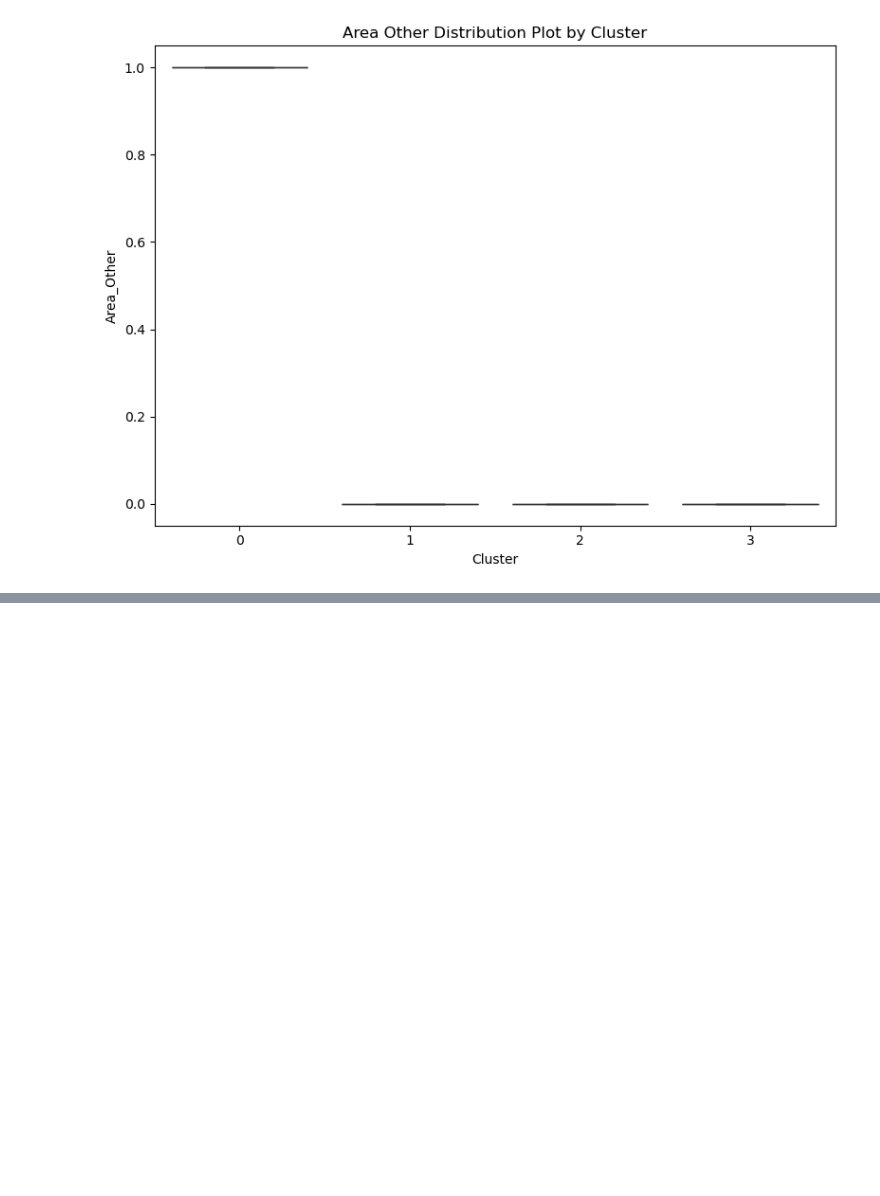
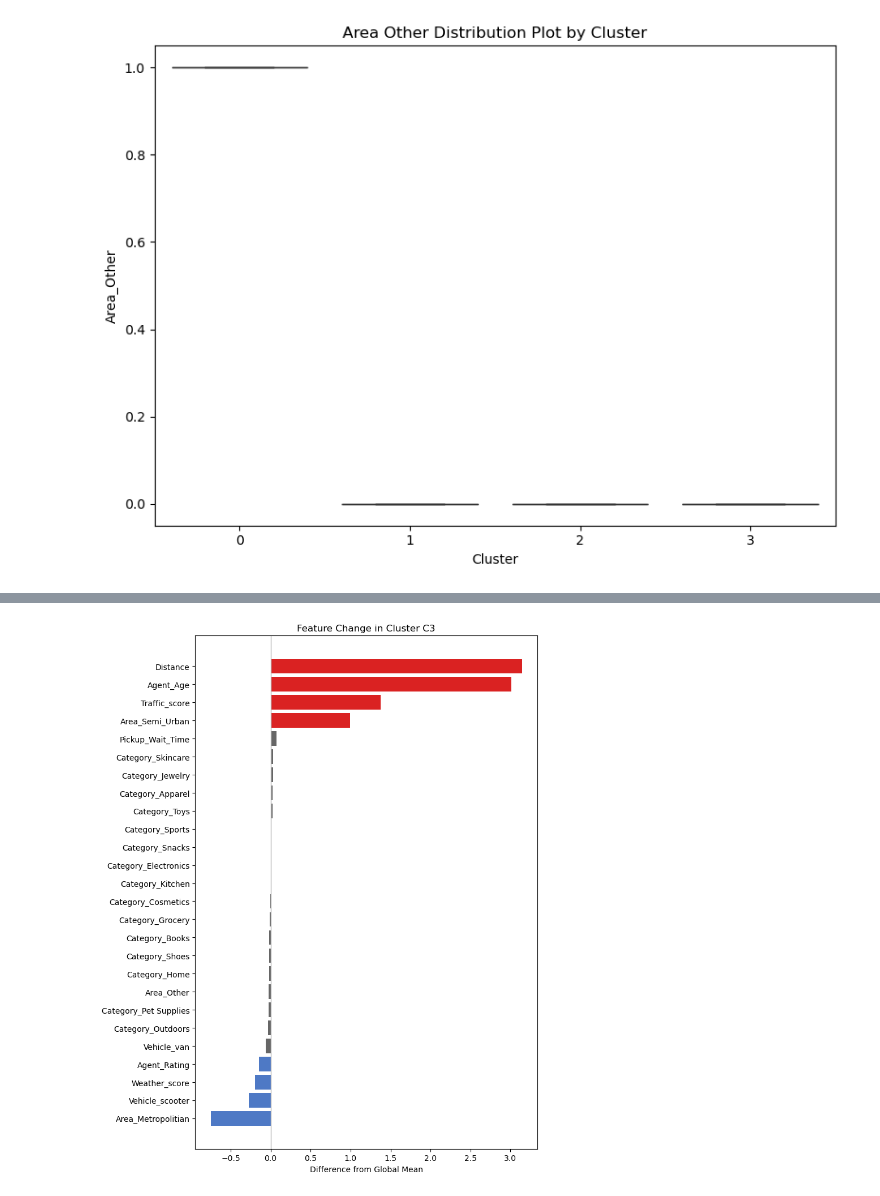
Before and after one commit to harrysmar/project_2026_02_delivery_prediction, a Jupyter notebook: 02_notebooks/07_k_means_noncategory.ipynb, the cells around one changed output, grey strips where cells are left out. Saved outputs shown, nothing was run; the diff lists cells and outputs as text; code cells hidden in the pictures; blank space fills up the shorter version.

```diff
--- a/02_notebooks/07_k_means_noncategory.ipynb
+++ b/02_notebooks/07_k_means_noncategory.ipynb
@@ -576,0 +658,27 @@ plt.show()
+# %%
+# Figure 12_3. Cluster C3 변화량 가로 막대그래프
+# (cluster_profile가 이미 계산되어 있다고 가정)
+s = cluster_profile.loc[3].sort_values(ascending = False)
+
+pos_top4 = set(s[s > 0].sort_values(ascending = False).head(4).index)
+neg_top4 = set(s[s < 0].sort_values(ascending = True).head(4).index)
+
+colors = []
+for feat, val in s.items():
+    if feat in pos_top4:
+        colors.append("#DA2222")
+    elif feat in neg_top4:
+        colors.append("#4E79C5")
+    else:
+        colors.append("#666666")
+
+plt.figure(figsize = (8,10))
+plt.barh(s.index[::-1], s.values[::-1], color = colors[::-1])
+plt.axvline(0, color = "#BBBBBB", linewidth = 1)
+plt.title("Feature Change in Cluster C3")
+plt.xlabel("Difference from Global Mean")
+plt.tight_layout()
+plt.savefig("../04_results/k_means/fig14.png", dpi = 300, bbox_inches = "tight")
+plt.show()
+# %% [output]
+[figure, added]
```
Also changed, not shown: parts of 3 cells of this notebook, 30 other files.
